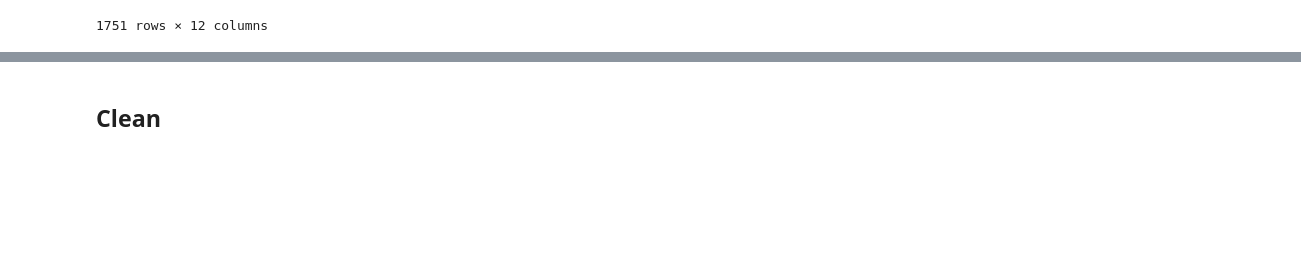
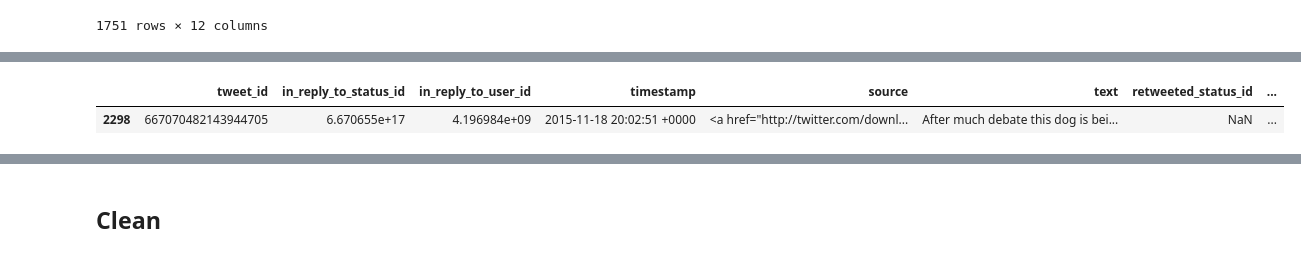
Before and after one commit to iRowebot/Wrangling-Analysis-Visualization-WeRateDogs-Tweets, a Jupyter notebook: wrangle_act.ipynb, the cells around one changed output, grey strips where cells are left out. Cells and saved outputs as stored; diff of their text form; code cells hidden in the pictures; blank space fills up the shorter version.

```diff
--- a/wrangle_act.ipynb
+++ b/wrangle_act.ipynb
@@ -340,0 +389,6 @@ df_image_predictions[((df_image_predictions.p1_dog == 1) | (df_image_predictions
+# %%
+# Index 2298 is a revision of an earlier rating.
+df_twitter_archive[df_twitter_archive.tweet_id == 667070482143944705]
+# %% [output]
+|  | tweet_id | in_reply_to_status_id | in_reply_to_user_id | timestamp | source | text | retweeted_status_id | ... |
+| 2298 | 667070482143944705 | 6.670655e+17 | 4.196984e+09 | 2015-11-18 20:02:51 +0000 | <a href="http://twitter.com/downl... | After much debate this dog is bei... | NaN | ... |
```
Also changed, not shown: parts of 39 cells of this notebook.
